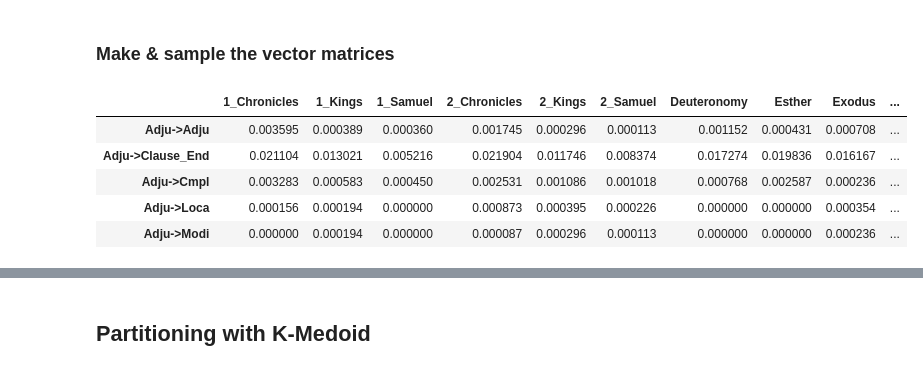
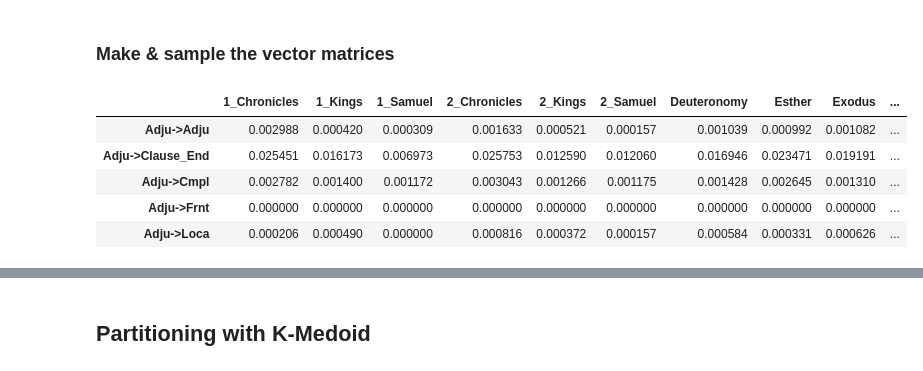
Before and after one commit to ETCBC/Probabilistic_Language_Change, a Jupyter notebook: cody_NB/pca_and_partitioning.ipynb, the cells around one changed output, grey strips where cells are left out. Saved outputs shown, nothing was run; the diff lists cells and outputs as text; code cells hidden in the pictures.

```diff
--- a/cody_NB/pca_and_partitioning.ipynb
+++ b/cody_NB/pca_and_partitioning.ipynb
@@ -238,14 +241,23 @@ phrase function books:
 dict_keys(['Genesis', 'Exodus', 'Leviticus', 'Deuteronomy', 'Joshua', 'Judges', '1_Samuel', '2_Samuel', '1_Kings', '2_Kings', 'Esther', 'Ezra', 'Nehemiah', '1_Chronicles', '2_Chronicles'])
 # %% [markdown]
 ### Make & sample the vector matrices
-# %%
-trans_count, trans_prop = make_transitions(phrase_functs) # raw counts and propotion matrices
-
-trans_prop.head(5) # sample proportion matrix
-# %% [output]
-|  | 1_Chronicles | 1_Kings | 1_Samuel | 2_Chronicles | 2_Kings | 2_Samuel | Deuteronomy | Esther | Exodus | ... |
-| Adju->Adju | 0.003595 | 0.000389 | 0.000360 | 0.001745 | 0.000296 | 0.000113 | 0.001152 | 0.000431 | 0.000708 | ... |
-| Adju->Clause_End | 0.021104 | 0.013021 | 0.005216 | 0.021904 | 0.011746 | 0.008374 | 0.017274 | 0.019836 | 0.016167 | ... |
-| Adju->Cmpl | 0.003283 | 0.000583 | 0.000450 | 0.002531 | 0.001086 | 0.001018 | 0.000768 | 0.002587 | 0.000236 | ... |
-| Adju->Loca | 0.000156 | 0.000194 | 0.000000 | 0.000873 | 0.000395 | 0.000226 | 0.000000 | 0.000000 | 0.000354 | ... |
-| Adju->Modi | 0.000000 | 0.000194 | 0.000000 | 0.000087 | 0.000296 | 0.000113 | 0.000000 | 0.000000 | 0.000236 | ... |
+# %%
+pf_trans_count, pf_trans_prop = make_transitions(heb_data['phrase_functions']) # phrase function matrices
+pt_trans_count, pt_trans_prop = make_transitions(heb_data['phrase_types']) # phrase type matrices
+pos_trans_count, pos_trans_prop = make_transitions(heb_data['word_pos']) # word pos matrices
+ct_trans_count, ct_trans_prop = make_transitions(heb_data['clause_types']) # word pos matrices
+
+features_prop = pf_trans_prop.append(pt_trans_prop).append(pos_trans_prop).append(ct_trans_prop)
+# features_prop = .append(pt_trans_prop)
+# features_prop.append(pos_trans_prop)
+# features_prop.append(ct_trans_prop)
+
+
+features_prop.head(5) # sample proportion matrix
+# %% [output]
+|  | 1_Chronicles | 1_Kings | 1_Samuel | 2_Chronicles | 2_Kings | 2_Samuel | Deuteronomy | Esther | Exodus | ... |
+| Adju->Adju | 0.002988 | 0.000420 | 0.000309 | 0.001633 | 0.000521 | 0.000157 | 0.001039 | 0.000992 | 0.001082 | ... |
+| Adju->Clause_End | 0.025451 | 0.016173 | 0.006973 | 0.025753 | 0.012590 | 0.012060 | 0.016946 | 0.023471 | 0.019191 | ... |
+| Adju->Cmpl | 0.002782 | 0.001400 | 0.001172 | 0.003043 | 0.001266 | 0.001175 | 0.001428 | 0.002645 | 0.001310 | ... |
+| Adju->Frnt | 0.000000 | 0.000000 | 0.000000 | 0.000000 | 0.000000 | 0.000000 | 0.000000 | 0.000000 | 0.000000 | ... |
+| Adju->Loca | 0.000206 | 0.000490 | 0.000000 | 0.000816 | 0.000372 | 0.000157 | 0.000584 | 0.000331 | 0.000626 | ... |
```
Also changed, not shown: parts of 19 cells of this notebook.
